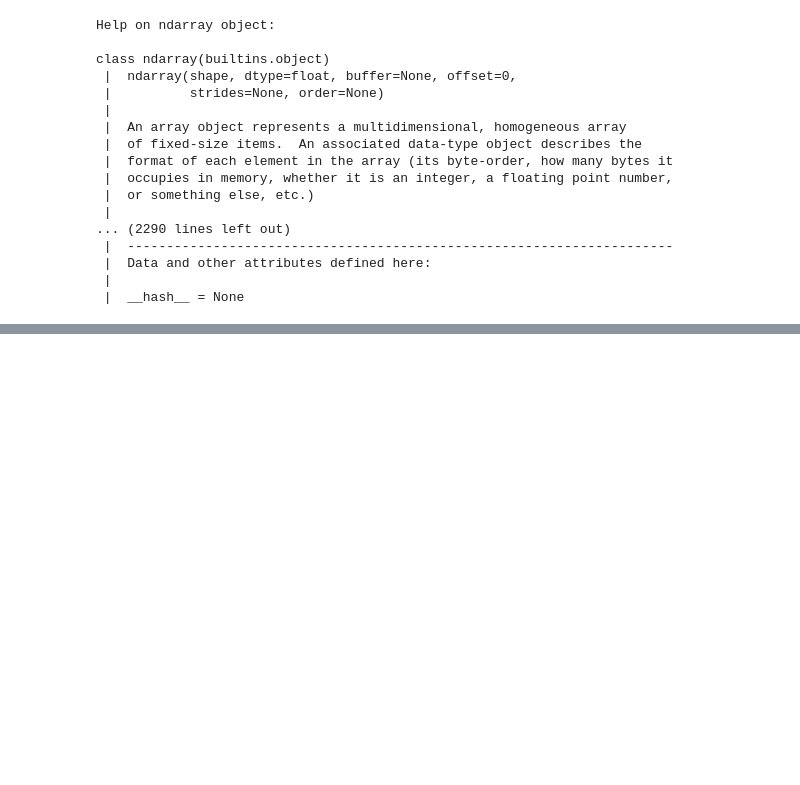
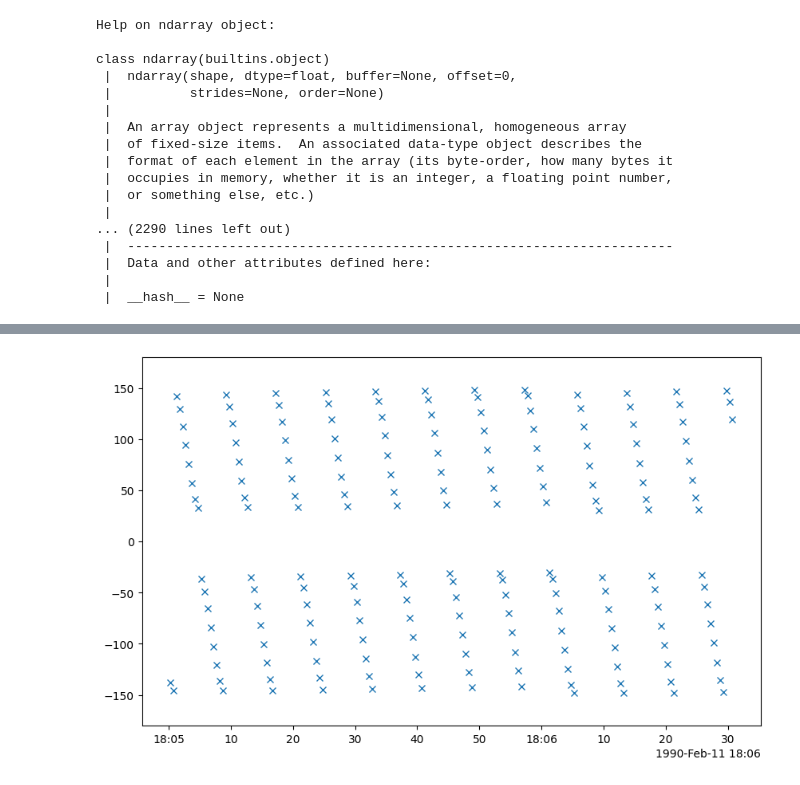
Before and after one commit to shuji-onosawa/akebono_analysis, a Jupyter notebook: src/ishigaya_extend.ipynb, the cells around one changed output, grey strips where cells are left out. Saved outputs shown, nothing was run; the diff lists cells and outputs as text; code cells hidden in the pictures; blank space fills up the shorter version.

```diff
--- a/src/ishigaya_extend.ipynb
+++ b/src/ishigaya_extend.ipynb
@@ -929,0 +994,3 @@ class ndarray(builtins.object)
+# %%
+# datasetのある時間帯を指定
+sub_dataset = ds.sel(Epoch=slice('1990-02-11 18:05:00', '1990-02-11 18:06:30'))
@@ -929,0 +1017,10 @@ class ndarray(builtins.object)
+# %%
+import matplotlib.pyplot as plt
+
+fig = plt.figure(figsize=(10, 6))
+ax = fig.add_subplot(111)
+ax.plot(sub_dataset['Epoch'], sub_dataset['angle_b0_Ey'], marker='x', linestyle='none')
+ax.set_ylim(-180, 180)
+plt.show()
+# %% [output]
+[figure, added]
```
Also changed, not shown: parts of 5 cells of this notebook, 2 other files.
